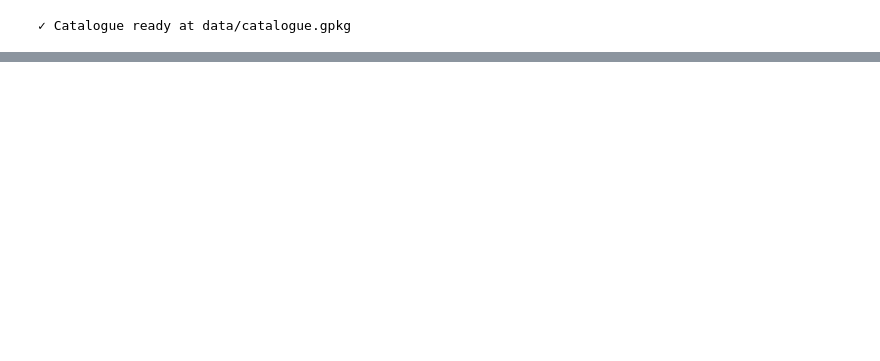
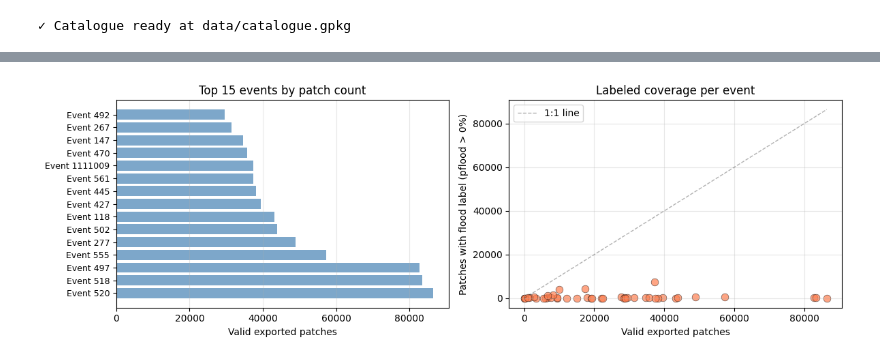
Before and after one commit to opageo/atlantis, a Jupyter notebook: notebooks/drafts/kurosiwo_eda.ipynb, the cells around one changed output, grey strips where cells are left out. Saved outputs shown, nothing was run; the diff lists cells and outputs as text; code cells hidden in the pictures; blank space fills up the shorter version.

```diff
--- a/notebooks/drafts/kurosiwo_eda.ipynb
+++ b/notebooks/drafts/kurosiwo_eda.ipynb
@@ -391,0 +157,20 @@ Top 10 largest flood events (by patch count):
+# %%
+# Build a per-event summary (GRD patches only, crank=1)
+records = []
+for actid in sorted(gdf['actid'].unique()):
+    ev = gdf[gdf['actid'] == actid]
+    grd = ev[ev['crank'] == 1]
+    records.append({
+        'event_id': actid,
+        'flood_date': grd[grd['master'] == True]['flood_date'].iloc[0].date(),
+        'flood_patches': (grd['master'] == True).sum(),
+        'preflood_patches': (grd['master'] == False).sum(),
+        'valid_exported': grd[(grd['exported'] == True) & (grd['gvalid'] == True)].shape[0],
+        'labeled_flood': grd[(grd['master'] == True) & (grd['pflood'] > 0)].shape[0],
+    })
+event_meta_df = pd.DataFrame(records)
+print(f"Events with pre-flood baseline: {(event_meta_df['preflood_patches'] > 0).sum()} / {len(event_meta_df)}")
+print(f"Total flood patches:            {event_meta_df['flood_patches'].sum():,}")
+print(f"Total pre-flood patches:        {event_meta_df['preflood_patches'].sum():,}")
+print(f"Total valid+exported patches:   {event_meta_df['valid_exported'].sum():,}")
+print(f"Patches with flood label >0%:   {event_meta_df['labeled_flood'].sum():,}")
@@ -391,0 +206,26 @@ Top 10 largest flood events (by patch count):
+# %%
+# Are labeled patches proportional to event size? (sanity check)
+fig, (ax1, ax2) = plt.subplots(1, 2, figsize=(12, 4))
+
+top15_plot = event_meta_df.nlargest(15, 'valid_exported')
+ax1.barh(range(len(top15_plot)), top15_plot['valid_exported'], color='steelblue', alpha=0.7)
+ax1.set_yticks(range(len(top15_plot)))
+ax1.set_yticklabels([f"Event {e}" for e in top15_plot['event_id']], fontsize=9)
+ax1.set_xlabel('Valid exported patches')
+ax1.set_title('Top 15 events by patch count')
+ax1.grid(axis='x', alpha=0.3)
+
+ax2.scatter(event_meta_df['valid_exported'], event_meta_df['labeled_flood'],
+            s=60, alpha=0.7, color='coral', edgecolors='black', linewidth=0.4)
+max_v = event_meta_df['valid_exported'].max()
+ax2.plot([0, max_v], [0, max_v], 'k--', alpha=0.3, linewidth=1, label='1:1 line')
+ax2.set_xlabel('Valid exported patches')
+ax2.set_ylabel('Patches with flood label (pflood > 0%)')
+ax2.set_title('Labeled coverage per event')
+ax2.legend()
+ax2.grid(alpha=0.3)
+
+plt.tight_layout()
+plt.show()
+# %% [output]
+[figure, added]
```
Also changed, not shown: parts of 27 cells of this notebook, 1 other file.
